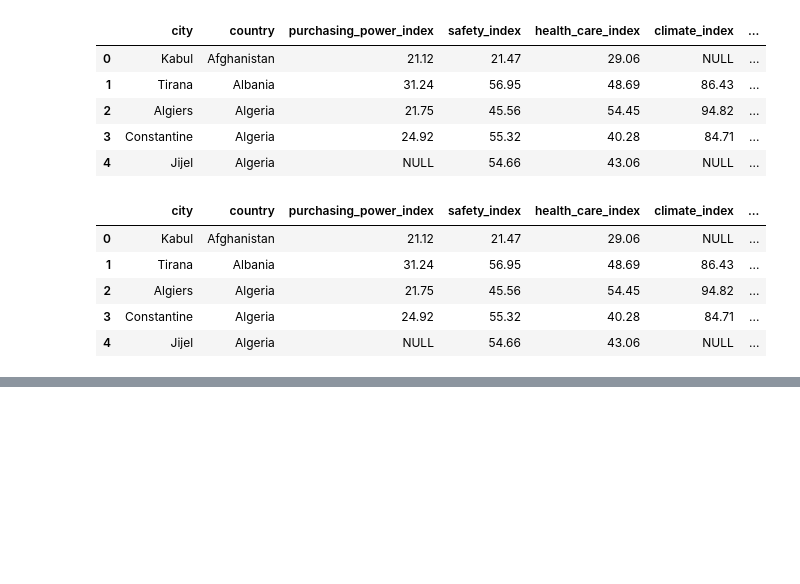
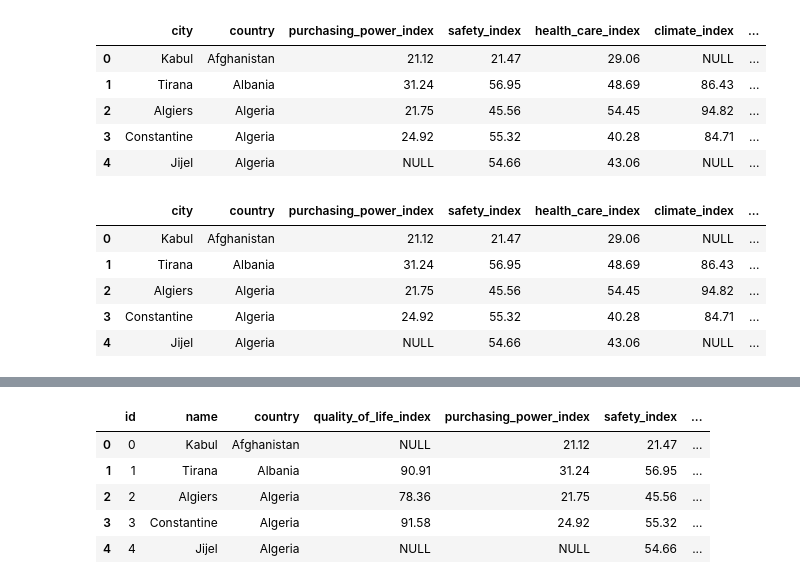
Before and after one commit to PicoloGroup/DB-FindMyMasters, a Jupyter notebook: data-version2/CitiesDataCleaning.ipynb, the cells around one changed output, grey strips where cells are left out. Saved outputs shown, nothing was run; the diff lists cells and outputs as text; code cells hidden in the pictures; blank space fills up the shorter version.

```diff
--- a/data-version2/CitiesDataCleaning.ipynb
+++ b/data-version2/CitiesDataCleaning.ipynb
@@ -189,6 +189,24 @@ cities_clean.head()
 | 2 | 2 | Algiers | Algeria | 21.75 | 45.56 | 54.45 | 94.82 | ... |
 | 3 | 3 | Constantine | Algeria | 24.92 | 55.32 | 40.28 | 84.71 | ... |
 | 4 | 4 | Jijel | Algeria | NULL | 54.66 | 43.06 | NULL | ... |
+# %%
+
+reordered_columns = ["id", "city", "country", "quality_of_life_index", "purchasing_power_index",
+                     "safety_index", "health_care_index", "cost_of_living_index",
+                     "property_price_to_income_ratio", "traffic_commute_time_index", "pollution_index",
+                     "climate_index"]
+# %%
+cities_clean = cities_clean[reordered_columns]
+# %%
+cities_clean = cities_clean.rename(columns={"city": "name"})
+cities_clean.head()
+# %% [output]
+|  | id | name | country | quality_of_life_index | purchasing_power_index | safety_index | ... |
+| 0 | 0 | Kabul | Afghanistan | NULL | 21.12 | 21.47 | ... |
+| 1 | 1 | Tirana | Albania | 90.91 | 31.24 | 56.95 | ... |
+| 2 | 2 | Algiers | Algeria | 78.36 | 21.75 | 45.56 | ... |
+| 3 | 3 | Constantine | Algeria | 91.58 | 24.92 | 55.32 | ... |
+| 4 | 4 | Jijel | Algeria | NULL | NULL | 54.66 | ... |
 # %%
 # save cities csv
 
```
Also changed, not shown: parts of 1 cell of this notebook, 12 other files.
